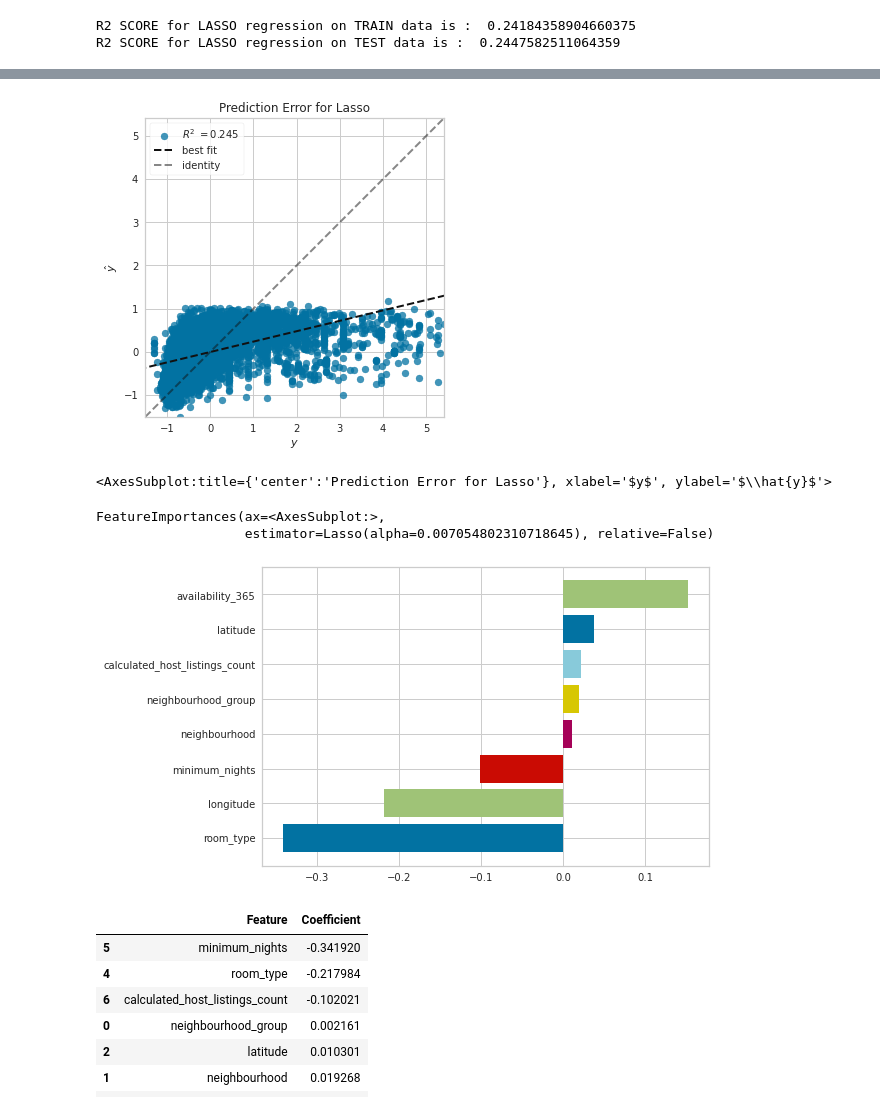
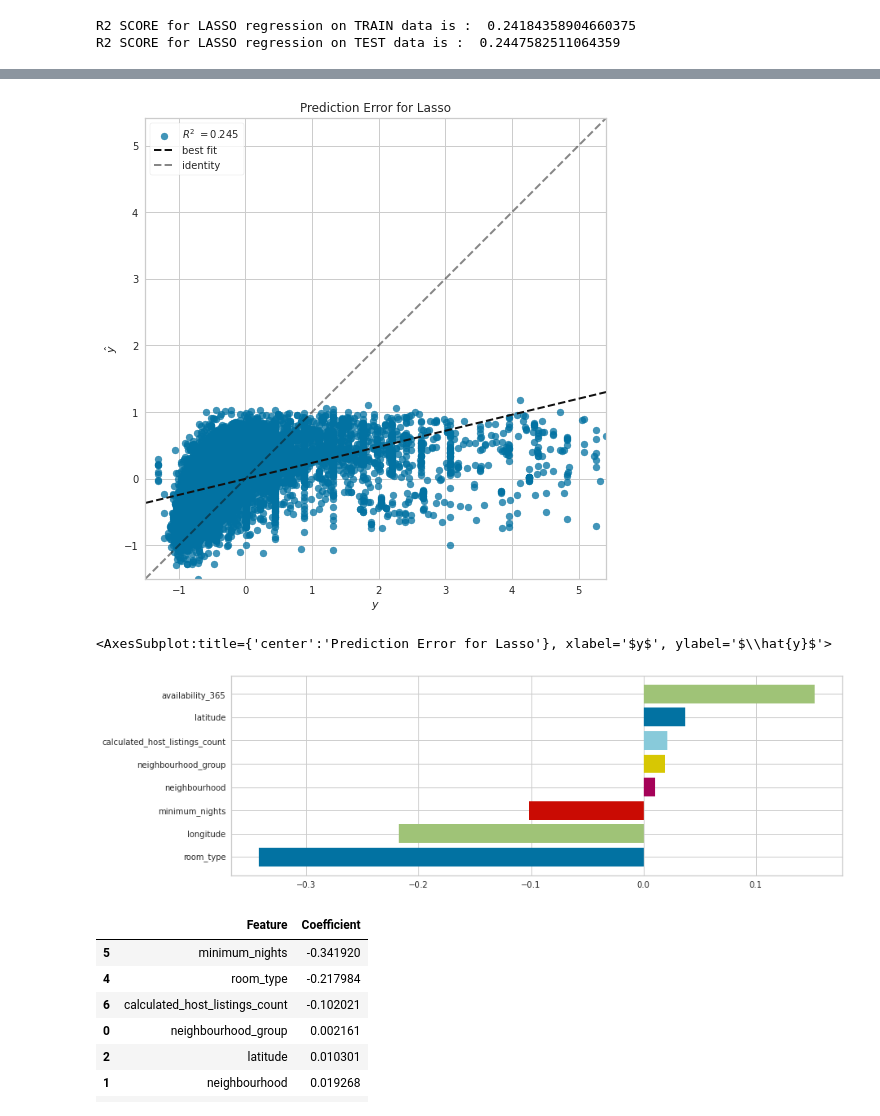
Before and after one commit to csridlen/eco395m-project-2, a Jupyter notebook: code/Lasso_model.ipynb, the cells around one changed output, grey strips where cells are left out. Saved outputs shown, nothing was run; the diff lists cells and outputs as text; code cells hidden in the pictures.

```diff
--- a/code/Lasso_model.ipynb
+++ b/code/Lasso_model.ipynb
@@ -167,9 +169,15 @@ print("R2 SCORE for LASSO regression on TEST data is : ", lasso_test_r2)
 R2 SCORE for LASSO regression on TRAIN data is :  0.24184358904660375
 R2 SCORE for LASSO regression on TEST data is :  0.2447582511064359
 # %%
-lasso = ResidualsPlot(lasso2)
+# R2 on the train and test data are not too different.
+fig = plt.figure(figsize=(13, 7))
+lasso_residuals = ResidualsPlot(lasso2)
 
-lasso.fit(X_train, y_train)  # Fit the training data to the visualizer
-lasso.score(X_test, y_test)  # Evaluate the model on the test data
-lasso.show()
+lasso_residuals.fit(X_train, y_train)  # Fitting the training data to the visualizer
+lasso_residuals.score(X_test, y_test)  # Evaluate the model on the test data
+
+fig.tight_layout()
+os.makedirs("../artifacts", exist_ok=True)
+fig.savefig("../artifacts/lasso_residuals.png")
+lasso_residuals.show()
 # %% [output]
@@ -184,18 +186,30 @@ findfont: Generic family 'sans-serif' not found because none of the following fa
 # %%
 # Prediction error graph for the lasso model
-lasso = PredictionError(lasso2)
+fig = plt.figure(figsize=(20, 7))
+lasso_errors = PredictionError(lasso2)
 
-lasso.fit(X_train, y_train)  # Fitting training data
-lasso.score(X_test, y_test)  # Using test data to evaluate the model
-lasso.show()
+lasso_errors.fit(X_train, y_train)  # Fitting training data
+lasso_errors.score(X_test, y_test)  # Using test data to evaluate the model
+
+fig.tight_layout()
+os.makedirs("../artifacts", exist_ok=True)
+fig.savefig("../artifacts/lasso_errors.png")
+
+lasso_errors.show()
 # %% [output]
-[figure, old version]
+[figure, new version]
 <AxesSubplot:title={'center':'Prediction Error for Lasso'}, xlabel='$y$', ylabel='$\\hat{y}$'>
 # %%
-fetures = FeatureImportances(lasso2, relative=False)
-fetures.fit(X_train, y_train)
+# Only the non-zero coefficients are retained in the final model.
+# We can see that varibales minimum_nights, and room_type are negatively related to the dependent variable price.
+# Whereas, variables availability_365, calculated_host_listings_count, neighbourhood and neighbourhood_group are positively related.
+fig = plt.figure(figsize=(13, 4))
+lasso_fetures = FeatureImportances(lasso2, relative=False)
+lasso_fetures.fit(X_train, y_train)
+
+fig.tight_layout()
+os.makedirs("../artifacts", exist_ok=True)
+fig.savefig("../artifacts/lasso_fetures.png")
 # %% [output]
-FeatureImportances(ax=<AxesSubplot:>,
-                   estimator=Lasso(alpha=0.007054802310718645), relative=False)
-[figure, old version]
+[figure, new version]
 # %%
```
Also changed, not shown: parts of 6 cells of this notebook, 8 other files.
